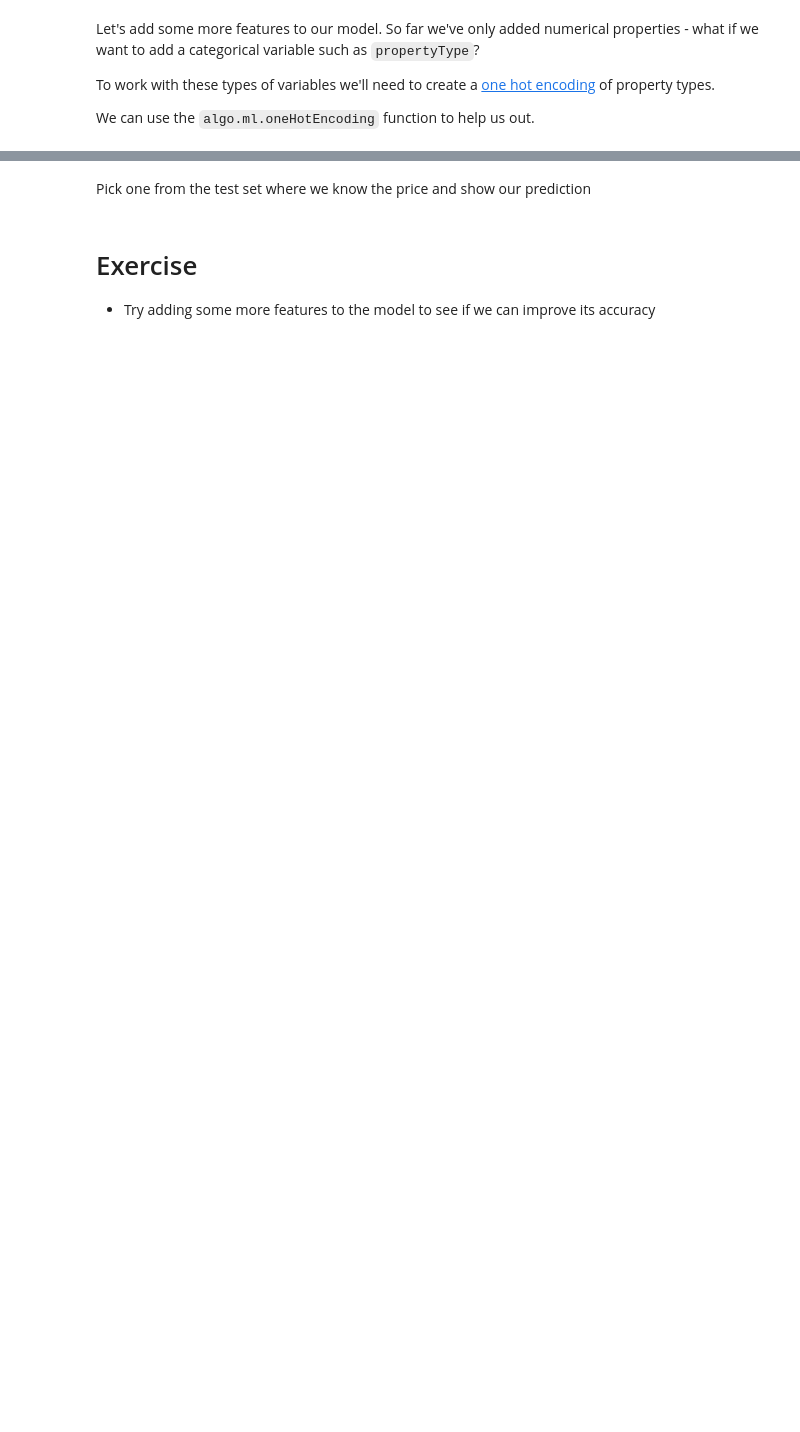
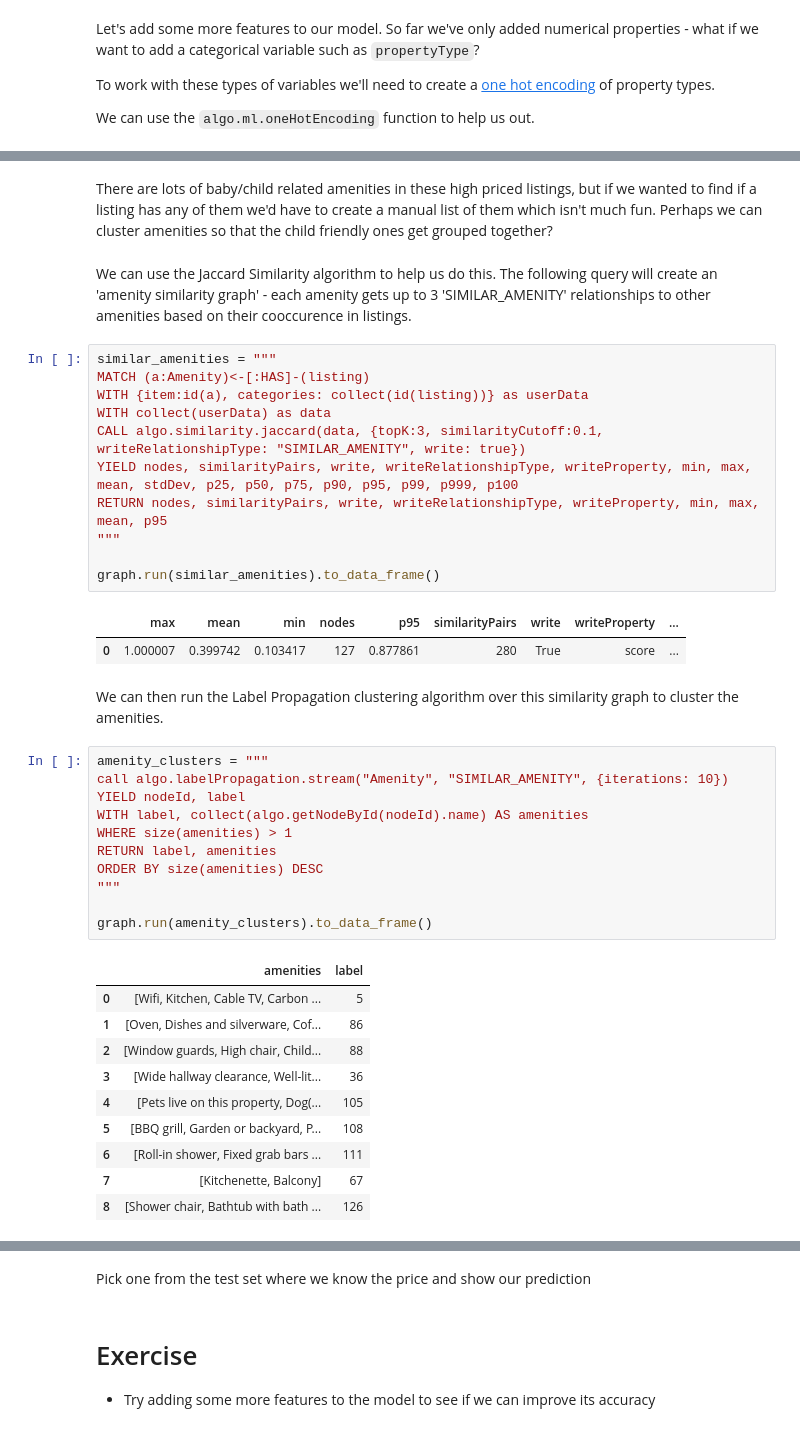
Before and after one commit to neo4j-contrib/training, a Jupyter notebook: ml_ai/04_Predictions.ipynb, the cells around one changed output, grey strips where cells are left out. Drawn from its saved outputs; the diff is of its cells as text; blank space fills up the shorter version.

```diff
--- a/ml_ai/04_Predictions.ipynb
+++ b/ml_ai/04_Predictions.ipynb
@@ -306,0 +518,42 @@ graph.run(test_model_query, {"modelName": model_name}).to_data_frame()
+# %% [markdown]
+There are lots of baby/child related amenities in these high priced listings, but if we wanted to find if a listing has any of them we'd have to create a manual list of them which isn't much fun. Perhaps we can cluster amenities so that the child friendly ones get grouped together?
+# %% [markdown]
+We can use the Jaccard Similarity algorithm to help us do this. The following query will create an 'amenity similarity graph' - each amenity gets up to 3 'SIMILAR_AMENITY' relationships to other amenities based on their cooccurence in listings.
+# %%
+similar_amenities = """
+MATCH (a:Amenity)<-[:HAS]-(listing)
+WITH {item:id(a), categories: collect(id(listing))} as userData
+WITH collect(userData) as data
+CALL algo.similarity.jaccard(data, {topK:3, similarityCutoff:0.1, writeRelationshipType: "SIMILAR_AMENITY", write: true})
+YIELD nodes, similarityPairs, write, writeRelationshipType, writeProperty, min, max, mean, stdDev, p25, p50, p75, p90, p95, p99, p999, p100
+RETURN nodes, similarityPairs, write, writeRelationshipType, writeProperty, min, max, mean, p95
+"""
+
+graph.run(similar_amenities).to_data_frame()
+# %% [output]
+|  | max | mean | min | nodes | p95 | similarityPairs | write | writeProperty | ... |
+| 0 | 1.000007 | 0.399742 | 0.103417 | 127 | 0.877861 | 280 | True | score | ... |
+# %% [markdown]
+We can then run the Label Propagation clustering algorithm over this similarity graph to cluster the amenities.
+# %%
+amenity_clusters = """
+call algo.labelPropagation.stream("Amenity", "SIMILAR_AMENITY", {iterations: 10})
+YIELD nodeId, label
+WITH label, collect(algo.getNodeById(nodeId).name) AS amenities
+WHERE size(amenities) > 1
+RETURN label, amenities
+ORDER BY size(amenities) DESC
+"""
+
+graph.run(amenity_clusters).to_data_frame()
+# %% [output]
+|  | amenities | label |
+| 0 | [Wifi, Kitchen, Cable TV, Carbon ... | 5 |
+| 1 | [Oven, Dishes and silverware, Cof... | 86 |
+| 2 | [Window guards, High chair, Child... | 88 |
+| 3 | [Wide hallway clearance, Well-lit... | 36 |
+| 4 | [Pets live on this property, Dog(... | 105 |
+| 5 | [BBQ grill, Garden or backyard, P... | 108 |
+| 6 | [Roll-in shower, Fixed grab bars ... | 111 |
+| 7 | [Kitchenette, Balcony] | 67 |
+| 8 | [Shower chair, Bathtub with bath ... | 126 |
```
Also changed, not shown: parts of 19 cells of this notebook, 1 other file.
